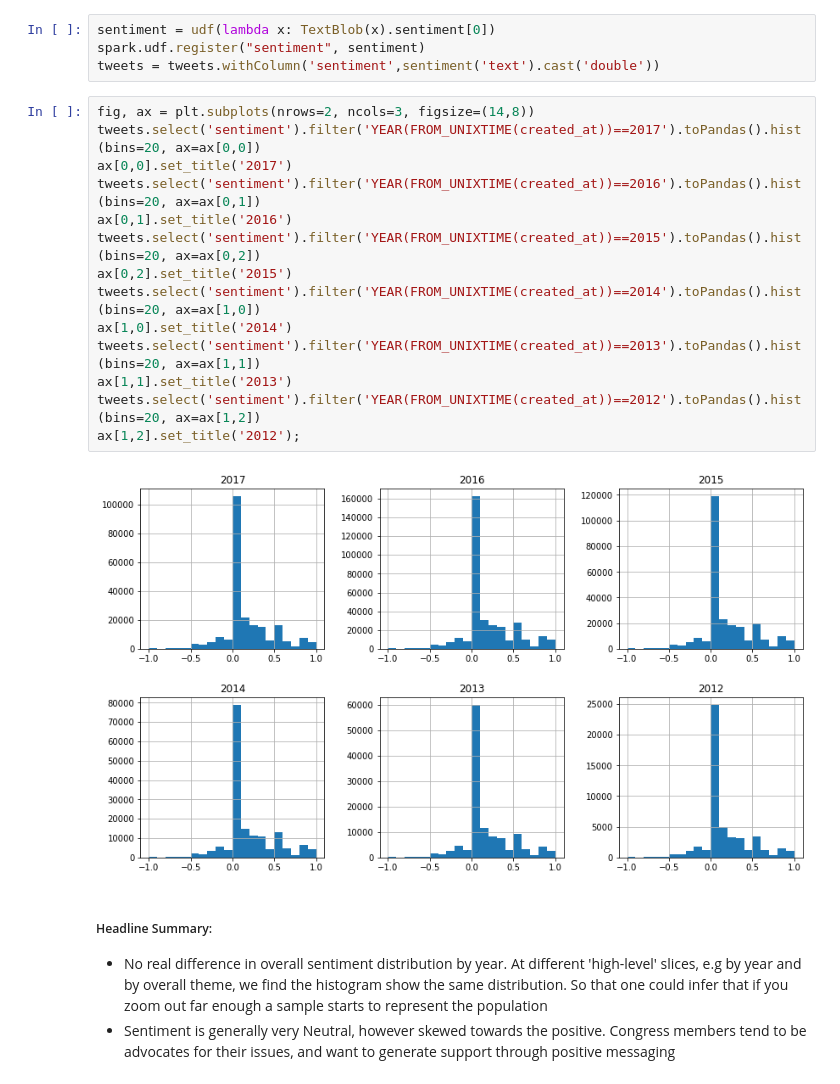
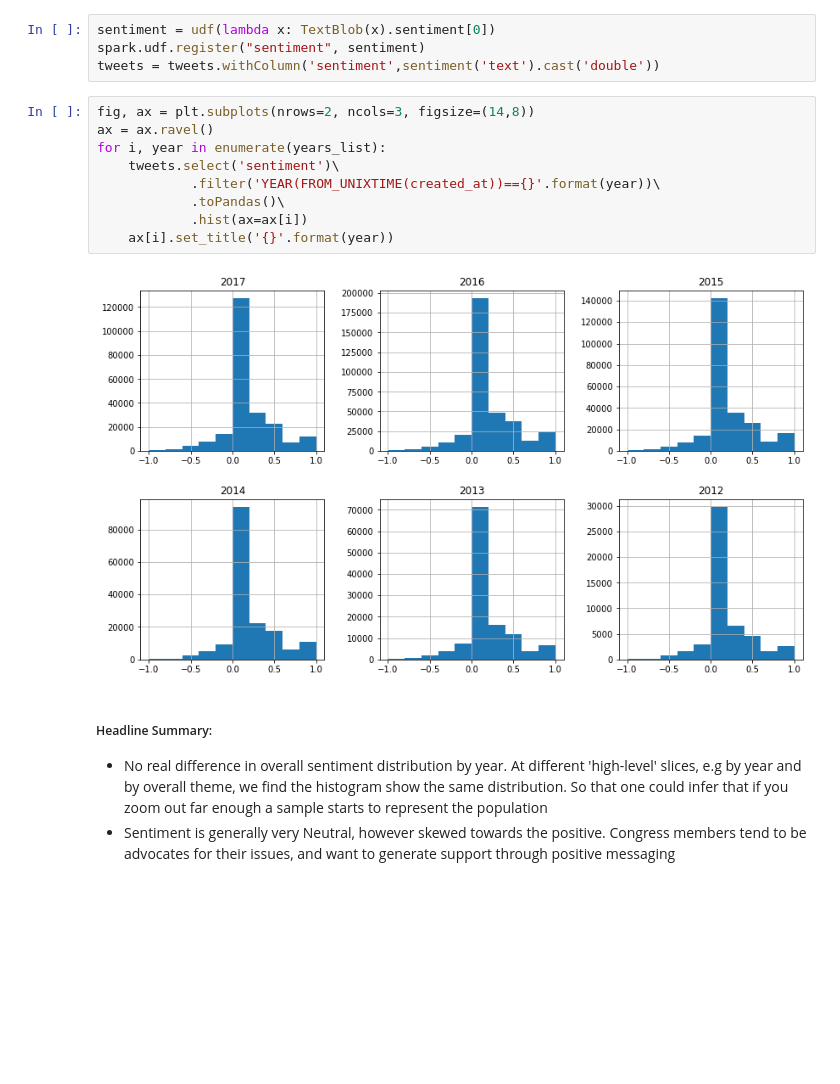
Before and after one commit to noahberhe/Lobbyists4America, a Jupyter notebook: Lobbyists4America.ipynb, the cells around one changed output. Drawn from its saved outputs; the diff is of its cells as text; blank space fills up the shorter version.

Commit message:
reformat trend hist

```diff
--- a/Lobbyists4America.ipynb
+++ b/Lobbyists4America.ipynb
@@ -567,22 +562,17 @@ def corpus_creator_ent(text_col):
 sentiment = udf(lambda x: TextBlob(x).sentiment[0])
 spark.udf.register("sentiment", sentiment)
 tweets = tweets.withColumn('sentiment',sentiment('text').cast('double'))
-# %%
-fig, ax = plt.subplots(nrows=2, ncols=3, figsize=(14,8))
-tweets.select('sentiment').filter('YEAR(FROM_UNIXTIME(created_at))==2017').toPandas().hist(bins=20, ax=ax[0,0])
-ax[0,0].set_title('2017')
-tweets.select('sentiment').filter('YEAR(FROM_UNIXTIME(created_at))==2016').toPandas().hist(bins=20, ax=ax[0,1])
-ax[0,1].set_title('2016')
-tweets.select('sentiment').filter('YEAR(FROM_UNIXTIME(created_at))==2015').toPandas().hist(bins=20, ax=ax[0,2])
-ax[0,2].set_title('2015')
-tweets.select('sentiment').filter('YEAR(FROM_UNIXTIME(created_at))==2014').toPandas().hist(bins=20, ax=ax[1,0])
-ax[1,0].set_title('2014')
-tweets.select('sentiment').filter('YEAR(FROM_UNIXTIME(created_at))==2013').toPandas().hist(bins=20, ax=ax[1,1])
-ax[1,1].set_title('2013')
-tweets.select('sentiment').filter('YEAR(FROM_UNIXTIME(created_at))==2012').toPandas().hist(bins=20, ax=ax[1,2])
-ax[1,2].set_title('2012');
-# %% [output]
-[figure, removed]
+# %%
+fig, ax = plt.subplots(nrows=2, ncols=3, figsize=(14,8))
+ax = ax.ravel()
+for i, year in enumerate(years_list):
+    tweets.select('sentiment')\
+            .filter('YEAR(FROM_UNIXTIME(created_at))=={}'.format(year))\
+            .toPandas()\
+            .hist(ax=ax[i])
+    ax[i].set_title('{}'.format(year))
+# %% [output]
+[figure, added]
 # %% [markdown]
 ##### Headline Summary:
 - No real difference in overall sentiment distribution by year. At different 'high-level' slices, e.g by year and by overall theme, we find the histogram show the same distribution. So that one could infer that if you zoom out far enough a sample starts to represent the population
```
Also changed, not shown: parts of 30 cells of this notebook.
